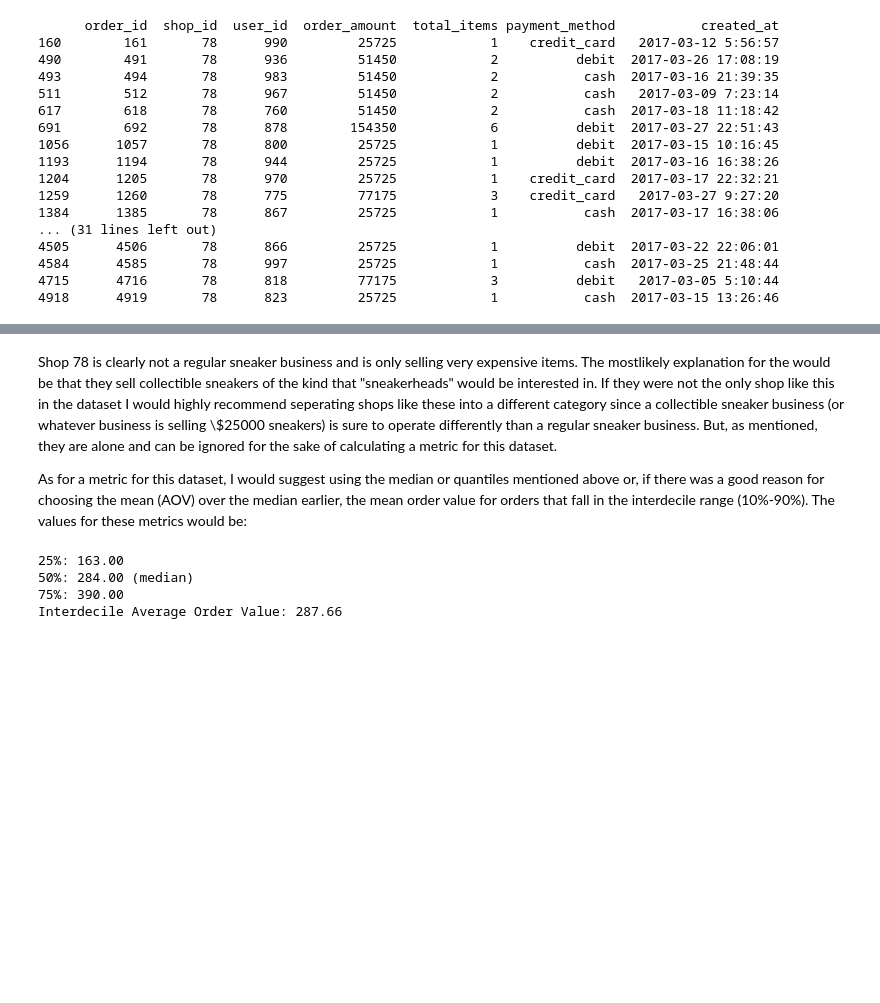
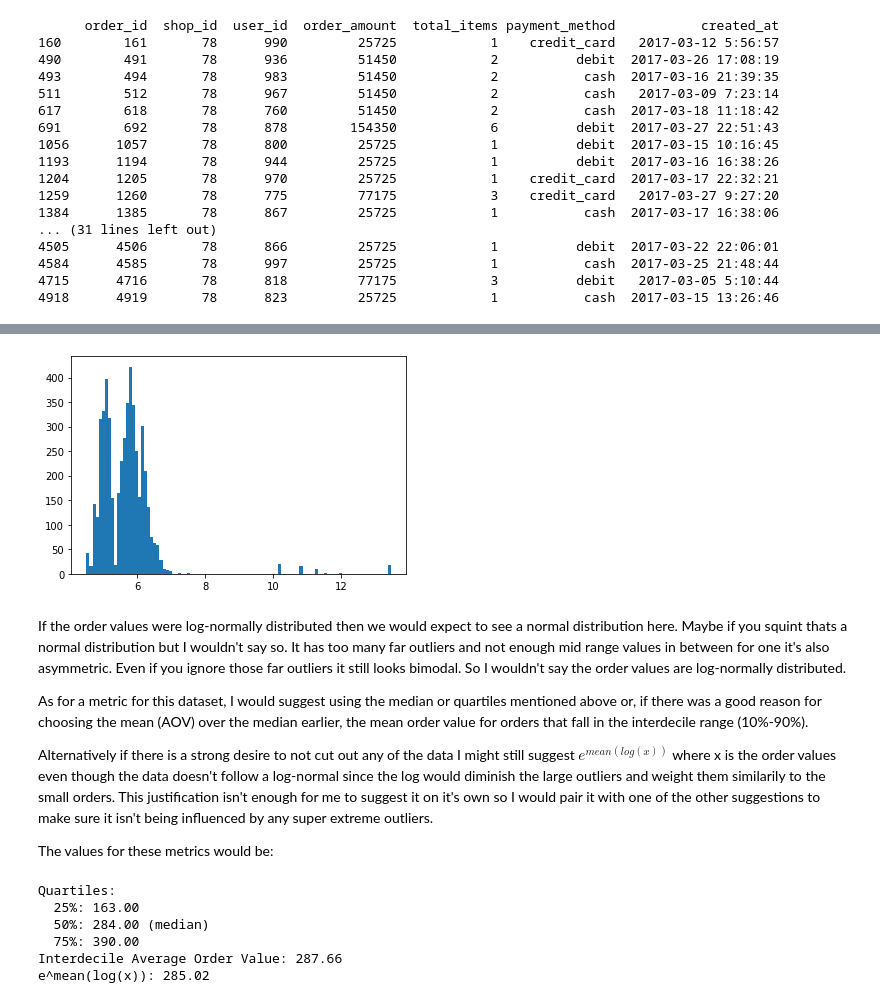
Before and after one commit to sixChar/shopify-data-science-challenge-2021, a Jupyter notebook: Q1_analysis.ipynb, the cells around one changed output, grey strips where cells are left out. Drawn from its saved outputs; the diff is of its cells as text; code cells hidden in the pictures; blank space fills up the shorter version.

```diff
--- a/Q1_analysis.ipynb
+++ b/Q1_analysis.ipynb
@@ -133,18 +137,32 @@ print(data[data['shop_id']==78])
+# %%
+plt.hist(np.log(data['order_amount']), bins=100)
+plt.show()
+# %% [output]
+[figure, added]
 # %% [markdown]
-Shop 78 is clearly not a regular sneaker business and is only selling very expensive items. The mostlikely explanation for the would be that they sell collectible sneakers of the kind that "sneakerheads" would be interested in. If they were not the only shop like this in the dataset I would highly recommend seperating shops like these into a different category since a collectible sneaker business (or whatever business is selling \\$25000 sneakers) is sure to operate differently than a regular sneaker business. But, as mentioned, they are alone and can be ignored for the sake of calculating a metric for this dataset.
+If the order values were log-normally distributed then we would expect to see a normal distribution here. Maybe if you squint thats a normal distribution but I wouldn't say so. It has too many far outliers and not enough mid range values in between for one it's also asymmetric. Even if you ignore those far outliers it still looks bimodal. So I wouldn't say the order values are log-normally distributed.
 
-As for a metric for this dataset, I would suggest using the median or quantiles mentioned above or, if there was a good reason for choosing the mean (AOV) over the median earlier, the mean order value for orders that fall in the interdecile range (10%-90%). The values for these metrics would be:
+As for a metric for this dataset, I would suggest using the median or quartiles mentioned above or, if there was a good reason for choosing the mean (AOV) over the median earlier, the mean order value for orders that fall in the interdecile range (10%-90%).
+
+Alternatively if there is a strong desire to not cut out any of the data I might still suggest $e^{mean(log(x))}$ where x is the order values even though the data doesn't follow a log-normal since the log would diminish the large outliers and weight them similarily to the small orders. This justification isn't enough for me to suggest it on it's own so I would pair it with one of the other suggestions to make sure it isn't being influenced by any super extreme outliers.
+
+The values for these metrics would be:
 # %%
-#Once again calculating the median and quantile ranges so the recommedations will be in one place:
+#Once again calculating the median and quartile ranges so the recommedations will be in one place:
 quantiles = data['order_amount'].quantile([.25,.5,.75])
-print("25%%: %.2f\n50%%: %.2f (median)\n75%%: %.2f"%tuple(quantiles))
+print("Quartiles:\n  25%%: %.2f\n  50%%: %.2f (median)\n  75%%: %.2f"%tuple(quantiles))
 
 # Calculating the interdecile average order value (IAOV):
 (val_10pct, val_90pct) = tuple(data['order_amount'].quantile([.1,.9]))
 iaov = data[(data['order_amount'] >= val_10pct) & (data['order_amount'] <= val_90pct)]['order_amount'].mean()
 print("Interdecile Average Order Value: %.2f"%(iaov))
+
+# Calculating e^log(mean(order value))
+print("e^mean(log(x)): %.2f"%np.exp(np.mean(np.log(data['order_amount']))))
 # %% [output]
-25%: 163.00
-50%: 284.00 (median)
-75%: 390.00
+Quartiles:
+  25%: 163.00
+  50%: 284.00 (median)
+  75%: 390.00
 Interdecile Average Order Value: 287.66
+e^mean(log(x)): 285.02
```
Also changed, not shown: parts of 1 cell of this notebook.
